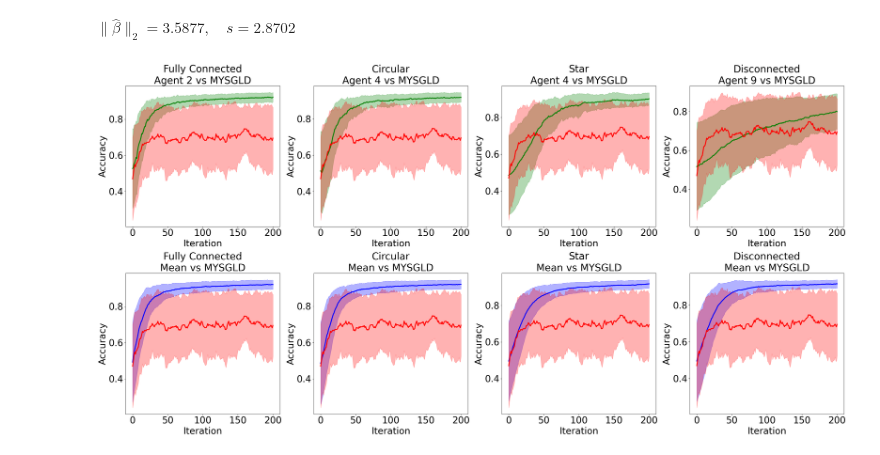
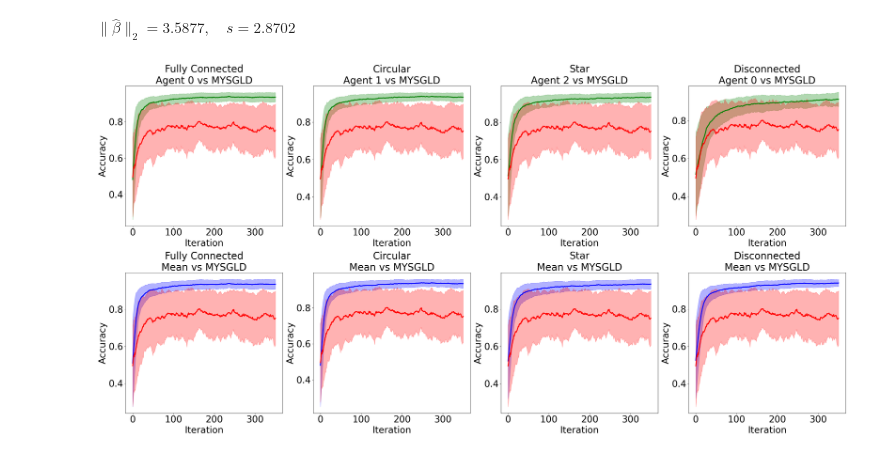
Before and after one commit to rispace/Decentralized-proximal-SGLD, a Jupyter notebook: experiments/wisconsin_breast_cancer_classification_logistic_regression.ipynb, the cells around one changed output. Cells and saved outputs as stored; diff of their text form; code cells hidden in the pictures.

```diff
--- a/experiments/wisconsin_breast_cancer_classification_logistic_regression.ipynb
+++ b/experiments/wisconsin_breast_cancer_classification_logistic_regression.ipynb
@@ -138,6 +138,6 @@ def get_the_chain(
     plt.savefig('images/bcan.png')
     plt.show()
 # %%
-get_the_chain()
+get_the_chain(size_w=4, n_iteration=350, gamma=1e-2, batch_size=10)
 # %% [output]
-[figure, old version]
+[figure, new version]
```
Also changed, not shown: 2 other files.
